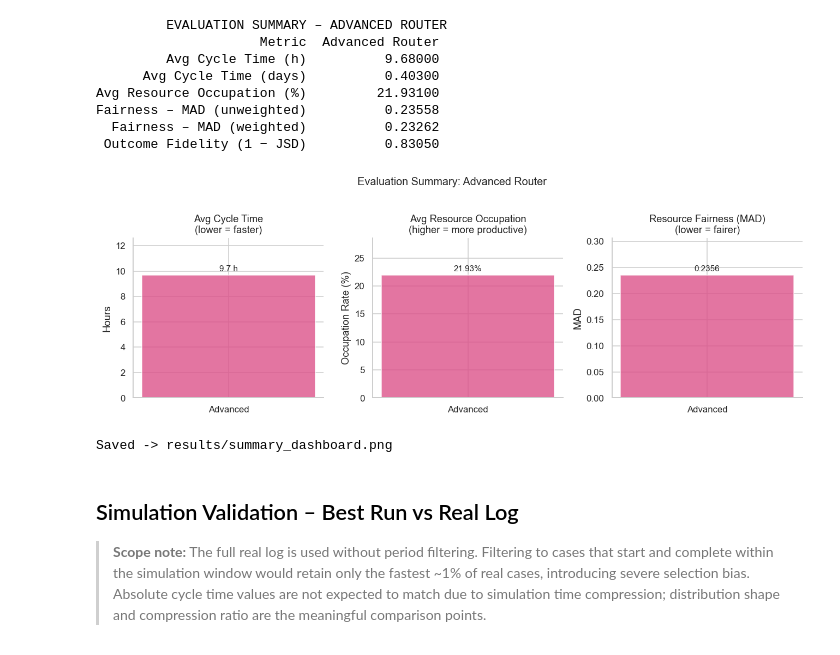
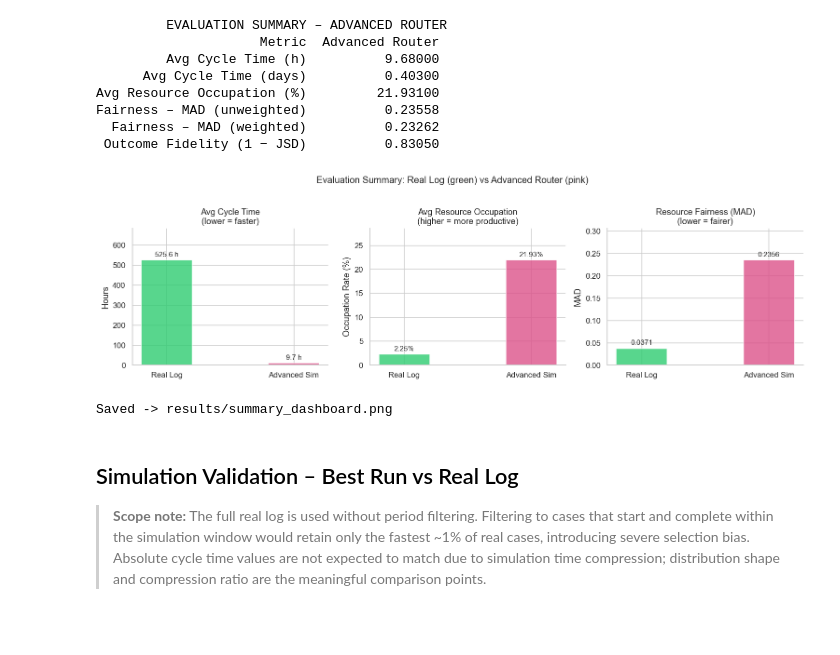
Before and after one commit to mbrieg/bppso-groupwork, a Jupyter notebook: simulation_evaluation/evaluation.ipynb, the cells around one changed output. Saved outputs shown, nothing was run; the diff lists cells and outputs as text; code cells hidden in the pictures.

```diff
--- a/simulation_evaluation/evaluation.ipynb
+++ b/simulation_evaluation/evaluation.ipynb
@@ -782,46 +808,49 @@ Fairness – MAD (unweighted)          0.23558
   Fairness – MAD (weighted)          0.23262
  Outcome Fidelity (1 − JSD)          0.83050
 # %%
-fig, axes = plt.subplots(1, 3, figsize=(12, 4))
+fig, axes = plt.subplots(1, 3, figsize=(14, 4))
+
+labels_sum = ['Real Log', 'Advanced Sim']
+colors_sum = [REAL_COLOR, COLORS['advanced']]
 
 # Cycle Time
 ax = axes[0]
-vals = [advanced_ct.mean()]
-bars = ax.bar(['Advanced'], vals, color=[COLORS['advanced']], alpha=0.8, width=0.4)
+vals = [real_ct.mean(), advanced_ct.mean()]
+bars = ax.bar(labels_sum, vals, color=colors_sum, alpha=0.8, width=0.4)
 ax.bar_label(bars, fmt='%.1f h', padding=3, fontsize=10)
 ax.set_ylabel('Hours')
 ax.set_title('Avg Cycle Time\n(lower = faster)')
 ax.set_ylim(0, max(vals) * 1.3)
 
 # Resource Occupation
 ax2 = axes[1]
-vals2 = [advanced_occ['occupation'].mean() * 100]
-bars2 = ax2.bar(['Advanced'], vals2, color=[COLORS['advanced']], alpha=0.8, width=0.4)
+vals2 = [r_mean * 100, advanced_occ['occupation'].mean() * 100]
+bars2 = ax2.bar(labels_sum, vals2, color=colors_sum, alpha=0.8, width=0.4)
 ax2.bar_label(bars2, fmt='%.2f%%', padding=3, fontsize=10)
 ax2.set_ylabel('Occupation Rate (%)')
 ax2.set_title('Avg Resource Occupation\n(higher = more productive)')
 ax2.set_ylim(0, max(vals2) * 1.3)
 
 # Fairness (unweighted MAD)
 ax3 = axes[2]
-vals3 = [a_mad]
-bars3 = ax3.bar(['Advanced'], vals3, color=[COLORS['advanced']], alpha=0.8, width=0.4)
+vals3 = [r_mad, a_mad]
+bars3 = ax3.bar(labels_sum, vals3, color=colors_sum, alpha=0.8, width=0.4)
 ax3.bar_label(bars3, fmt='%.4f', padding=3, fontsize=10)
 ax3.set_ylabel('MAD')
 ax3.set_title('Resource Fairness (MAD)\n(lower = fairer)')
 ax3.set_ylim(0, max(vals3) * 1.3)
 
 for ax in axes:
     ax.spines['top'].set_visible(False)
     ax.spines['right'].set_visible(False)
 
-plt.suptitle('Evaluation Summary: Advanced Router', fontsize=13, y=1.03)
+plt.suptitle('Evaluation Summary: Real Log (green) vs Advanced Router (pink)', fontsize=13, y=1.03)
 plt.tight_layout()
 plt.savefig(RESULTS_DIR / 'summary_dashboard.png', bbox_inches='tight')
 plt.show()
 print('Saved -> results/summary_dashboard.png')
 # %% [output]
-[figure, old version]
+[figure, new version]
 Saved -> results/summary_dashboard.png
 # %% [markdown]
 ## Simulation Validation – Best Run vs Real Log
```
Also changed, not shown: parts of 3 cells of this notebook.
